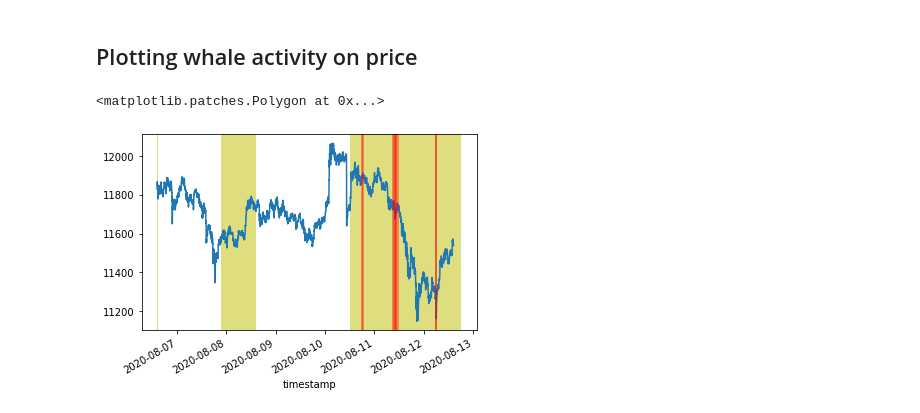
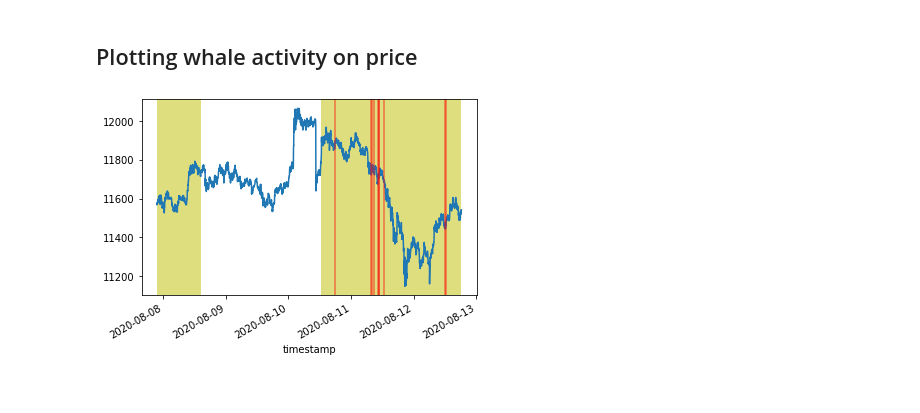
Before and after one commit to amberdata/evan-blog-posts, a Jupyter notebook: txn-mempool/notebooks/1.0-ea-analysis.ipynb, the cells around one changed output. Cells and saved outputs as stored; diff of their text form; code cells hidden in the pictures.

```diff
--- a/txn-mempool/notebooks/1.0-ea-analysis.ipynb
+++ b/txn-mempool/notebooks/1.0-ea-analysis.ipynb
@@ -116,10 +125,7 @@ ohlcv = pd.concat(dfs)
 # %%
-# unify the timestamp format and set as index
-ohlcv["timestamp"] = pd.to_datetime(ohlcv.timestamp)
-
 # drop OHL from the dataframe
 ohlcv.drop(['open', 'high', 'low'], axis=1, inplace=True)
 
 # select only data from our date range
-ohlcv = ohlcv[ohlcv.timestamp <= df.timestamp.max()]
-ohlcv = ohlcv[ohlcv.timestamp >= df.timestamp.min()]
+ohlcv = ohlcv[ohlcv.timestamp <= results_all.timestamp.max()]
+ohlcv = ohlcv[ohlcv.timestamp >= results_all.timestamp.min()]
@@ -128,6 +131,0 @@ ohlcv = ohlcv[ohlcv.timestamp >= df.timestamp.min()]
-# %%
-results_all["ts_minute"] = results_all.timestamp.dt.round('1min')
-
-ohlcv.rename({"timestamp": "ts_minute"}, axis=1, inplace=True)
-
-df_merged = pd.merge(results_all, ohlcv, on = "ts_minute", how='left').dropna()
@@ -151,0 +135,18 @@ df_merged.sort_values("btc", ascending=False)
+# %%
+# add a column of timestamps rounded to the minute
+results_all["ts_minute"] = results_all.timestamp.dt.round('1min')
+
+# rename the ohlcv column for joining
+ohlcv_min = ohlcv.rename({"timestamp": "ts_minute"}, axis=1)
+
+# join the close column to the results dataframe
+df_merged = pd.merge(results_all, ohlcv_min, on = "ts_minute", how='left').dropna()
+
+# create the usd value column
+df_merged["usd"] = df_merged.value/10**8 * df_merged.close
+
+# display the result, sorted by the largest transactions
+n_txn = 10       # the number of the top transactions we want to focus on
+
+data_sorted = df_merged.sort_values("usd", ascending=False)
+data_sorted.head(n_txn)
@@ -158,14 +167,19 @@ a3, b3 = res3.timestamp.min(), res3.timestamp.max()
 # %%
-data_sorted = df.sort_values("value", ascending=False)
+# plotting the time series of bitcoin price
+ohlcv.set_index("timestamp", inplace=True)
+ohlcv.close.plot()
 
-ohlcv.close.plot()
-for i in range(10):
+# add a red line when a large pending transaction occured
+for i in range(n_txn):
     plt.axvline(data_sorted.iloc[i, 0], color='r', alpha=0.5)
 
+# get the periods we collected data
+a1, b1 = res1.timestamp.min(), res1.timestamp.max()
+a2, b2 = res2.timestamp.min(), res2.timestamp.max()
+
+# display the collection periods
 plt.axvspan(a1, b1, color='y', alpha=0.5, lw=0)
 plt.axvspan(a2, b2, color='y', alpha=0.5, lw=0)
-plt.axvspan(a3, b3, color='y', alpha=0.5, lw=0)
 plt.show()
 # %% [output]
-<matplotlib.patches.Polygon at 0x...>
-[figure, old version]
+[figure, new version]
```
Also changed, not shown: parts of 19 cells of this notebook.
